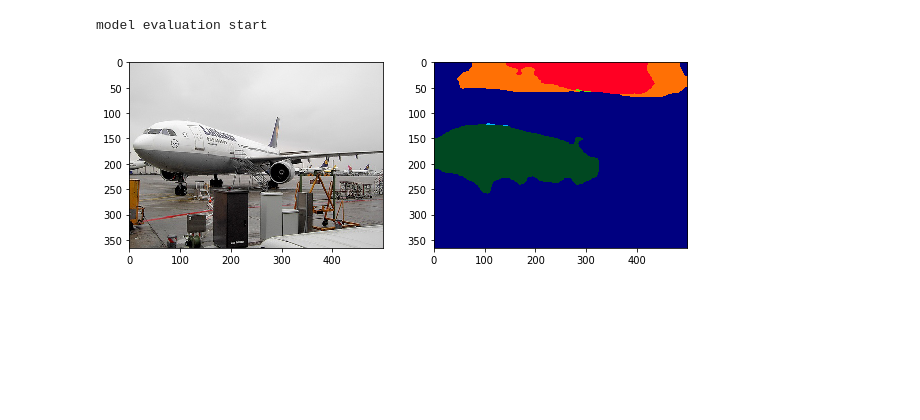
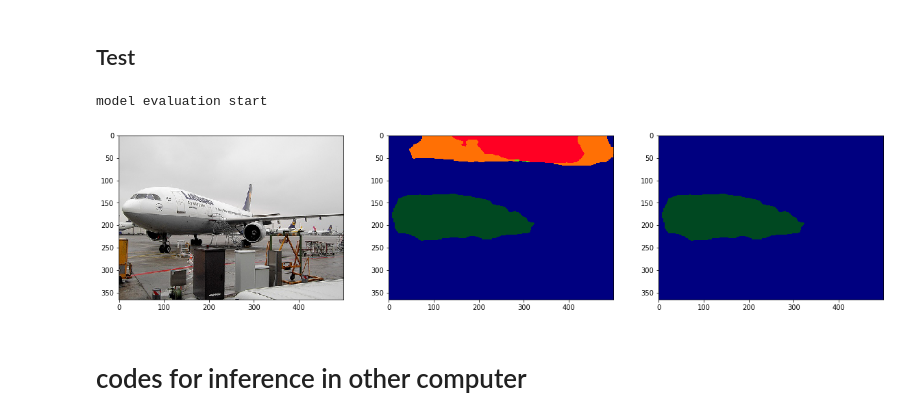
Before and after one commit to engineerJPark/Segmentation-to-World-Coordinate-by-FCN-and-Camera-Calibration, a Jupyter notebook: FCN.ipynb, the cells around one changed output. Cells and saved outputs as stored; diff of their text form; code cells hidden in the pictures; blank space fills up the shorter version.

```diff
--- a/FCN.ipynb
+++ b/FCN.ipynb
@@ -293,3 +330,5 @@ train(model, epochs, optimizer, criterion)
+# %% [markdown]
+## Test
 # %%
 test_model = FCN18(21)
 optimizer = optim.SGD(model.parameters(), lr=lr, momentum=momentum, weight_decay=weight_decay)
@@ -316,42 +355,62 @@ for i in range(len(lines)):
 test_jpg = lines[0] + '.jpg'
 test_image = PIL.Image.open(os.path.join(ROOT_DIR, 'VOCdevkit/VOC2012', "JPEGImages", test_jpg))
 
-plt.figure(figsize=(10, 20))
-plt.subplot(1,2,1)
+# test image showing
+plt.figure(figsize=(20, 40))
+plt.subplot(1,3,1)
 plt.imshow(test_image)
 
+# test image transform & input to test model
 test_image = np.array(test_image)
 test_image = torch.from_numpy(test_image).to(torch.float).permute(2,0,1)
 ori_x, ori_y = test_image.shape[1], test_image.shape[2]
 
 test_image = torch.unsqueeze(test_image, dim=0)
 
 test_transform = transforms.Compose([
     transforms.Resize((320,320), interpolation=InterpolationMode.NEAREST),
     transforms.Normalize(mean=(0, 0, 0), std=(255., 255., 255.)),
     transforms.Normalize(mean=(0.485, 0.456, 0.406), std=(0.229, 0.224, 0.225))
 ])
 return_transform = transforms.Compose([
     transforms.Resize((ori_x, ori_y), interpolation=InterpolationMode.NEAREST),
 ])
 
 test_seg = test_model(
     test_transform(test_image)
     )
 test_seg = return_transform(test_seg)
+test_seg[test_seg <= 8] = 0 # Thresholding
 
+# model prediction
 test_image_channel_idx = torch.argmax(torch.squeeze(test_seg, dim=0), dim=0)
 
 # print(test_image_channel_idx[30, 75])
 
+# model prediction to PIL
 test_image_PIL = PIL.Image.fromarray(
-    np.uint8(cm.gist_ncar(test_image_channel_idx.detach().numpy()*10)*255) # 320 320 4
+    np.uint8(cm.gist_ncar(test_image_channel_idx.detach().numpy()*10)*255)
     )
 
-plt.subplot(1,2,2)
+# predicted data showing
+plt.subplot(1,3,2)
+plt.imshow(test_image_PIL)
+
+# model prediction for only one class
+test_image_channel_idx_copy = copy.deepcopy(test_image_channel_idx)
+finding_class = 1 # editable
+test_image_channel_idx_copy[test_image_channel_idx_copy != finding_class] = 0
+
+# to PIL
+test_image_PIL = PIL.Image.fromarray(
+    np.uint8(cm.gist_ncar(test_image_channel_idx_copy.detach().numpy()*10)*255)
+    )
+
+# predicted data showing
+plt.subplot(1,3,3)
 plt.imshow(test_image_PIL)
 plt.show()
 # %% [output]
-[figure, old version]
+[figure, new version]
 # %%
 # validation IoU mAP
@@ -357,0 +419,2 @@ plt.show()
+# %% [markdown]
+# codes for inference in other computer
```
Also changed, not shown: parts of 12 cells of this notebook.
